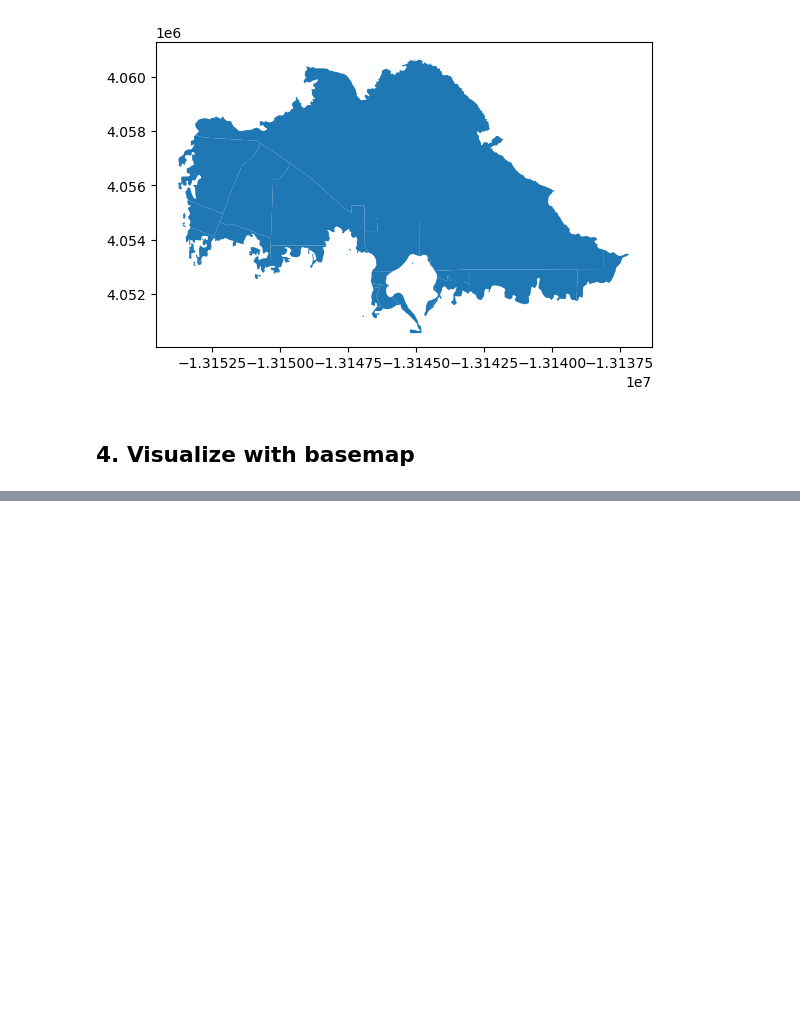
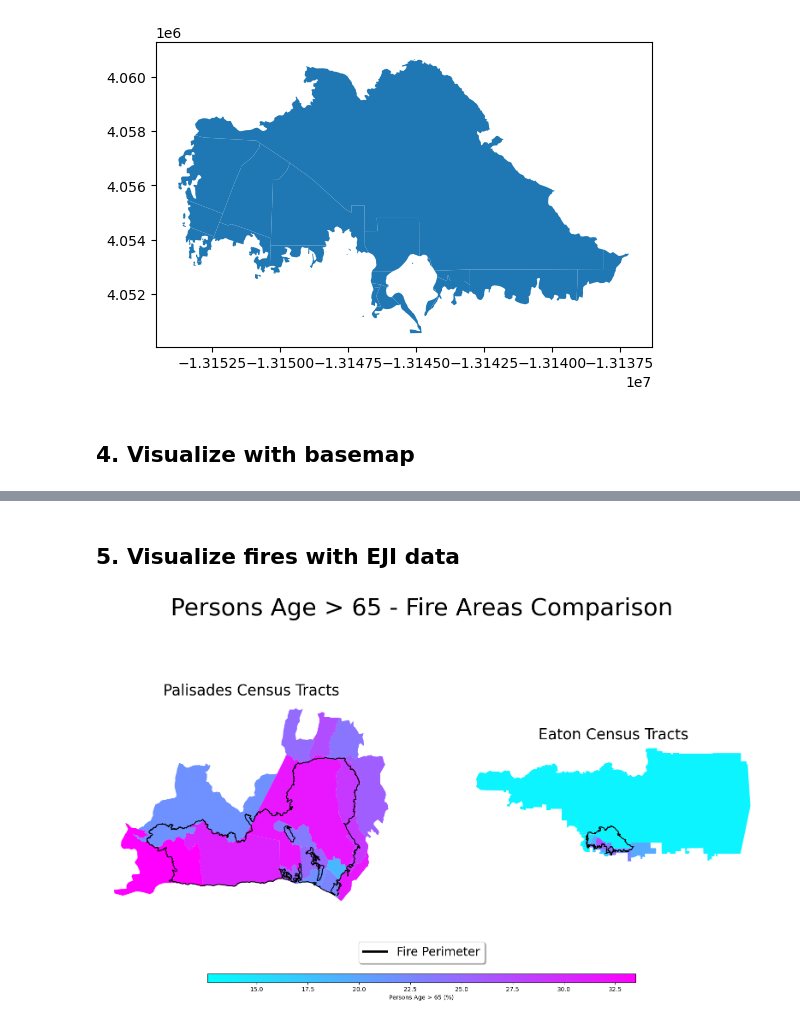
Before and after one commit to zachyyy700/eds220-2025-discussions, a Jupyter notebook: section-8-fires.ipynb, the cells around one changed output, grey strips where cells are left out. Saved outputs shown, nothing was run; the diff lists cells and outputs as text; code cells hidden in the pictures; blank space fills up the shorter version.

```diff
--- a/section-8-fires.ipynb
+++ b/section-8-fires.ipynb
@@ -90,0 +99,57 @@ plt.show()
+# %% [markdown]
+## 5. Visualize fires with EJI data
+# %%
+fig, (ax1, ax2) = plt.subplots(1, 2, figsize=(20, 10))
+
+# UPDATE WITH YOU EJI VARIABLE FROM STEP 1
+eji_variable = 'e_age65'
+
+# Find common min/max for legend range
+vmin = min(palisades_census[eji_variable].min(), eaton_census[eji_variable].min())
+vmax = max(palisades_census[eji_variable].max(), eaton_census[eji_variable].max())
+
+# Plot census tracts within Palisades perimeter
+palisades_census.plot(
+    column= eji_variable,
+    vmin=vmin, vmax=vmax,
+    legend=False,
+    ax=ax1,
+    cmap='cool'
+)
+
+palisades_perimeter.boundary.plot(ax=ax1, edgecolor='black')
+
+ax1.set_title('Palisades Census Tracts', size=25)
+ax1.axis('off')
+
+# Plot census tracts within Eaton perimeter
+eaton_census.plot(
+    column=eji_variable,
+    vmin=vmin, vmax=vmax,
+    legend=False,
+    ax=ax2,
+    cmap='cool'
+)
+
+eaton_perimeter.boundary.plot(ax=ax2, edgecolor='black')
+
+
+ax2.set_title('Eaton Census Tracts', size=25)
+ax2.axis('off')
+
+# Add overall title
+fig.suptitle('Persons Age > 65 - Fire Areas Comparison', size=40)
+
+# Custom legend
+custom_line = [Line2D([0], [0], color='black', lw=4)]
+fig.legend(custom_line, ['Fire Perimeter'], bbox_to_anchor=(0.5, 0.15), loc='center', fontsize=20, shadow=True)
+
+# Add shared colorbar at the bottom
+sm = plt.cm.ScalarMappable(norm=plt.Normalize(vmin=vmin, vmax=vmax), cmap='cool')
+cbar_ax = fig.add_axes([0.25, 0.08, 0.5, 0.02])  # [left, bottom, width, height]
+cbar = fig.colorbar(sm, cax=cbar_ax, orientation='horizontal')
+cbar.set_label('Persons Age > 65 (%)')
+
+plt.show()
+# %% [output]
+[figure, added]
```
Also changed, not shown: parts of 5 cells of this notebook.
